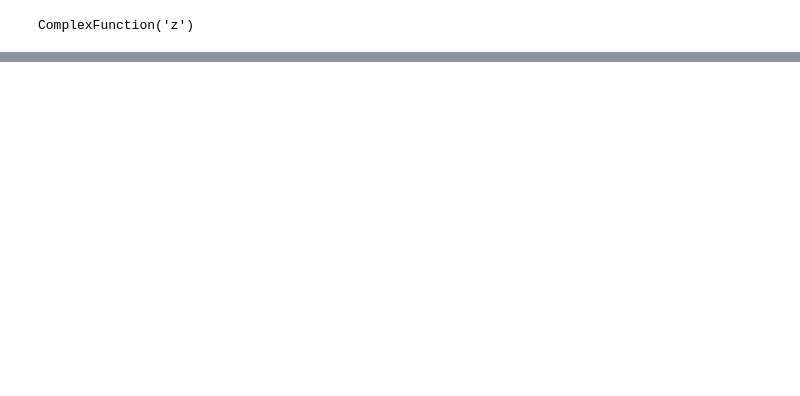
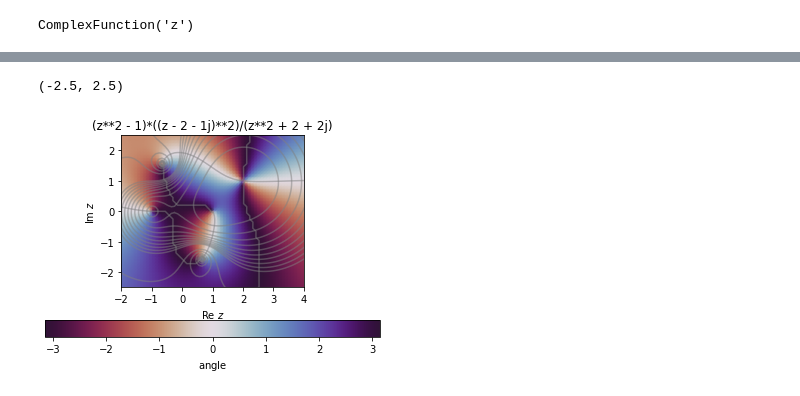
Before and after one commit to Ezra/domain-coloring, a Jupyter notebook: domain-coloring.ipynb, the cells around one changed output, grey strips where cells are left out. Cells and saved outputs as stored; diff of their text form; code cells hidden in the pictures; blank space fills up the shorter version.

```diff
--- a/domain-coloring.ipynb
+++ b/domain-coloring.ipynb
@@ -9,7 +8,8 @@ import numpy
 from numpy import e, pi
 # %%
 # set up some basic data to run on
-re,im = numpy.mgrid[-2:2:100j, -2:2:100j]
+bounds = 5
+re,im = numpy.mgrid[-bounds:bounds:100j, -bounds:bounds:100j]
 z = re + 1j*im
 theta = numpy.angle(z)
 r = numpy.abs(z)
@@ -126,0 +143,14 @@ compare_funcs(
+# %%
+# page example from https://en.m.wikipedia.org/wiki/Domain_coloring
+fig = compare_funcs(
+    ComplexFunction(
+        '(z**2 - 1)*((z - 2 - 1j)**2)/(z**2 + 2 + 2j)',
+        ((z**2 - 1)*((z - 2 - 1j)**2)/(z**2 + 2 + 2j)),
+    )
+)
+axes = fig.get_axes()[0]
+axes.set_xlim(-2, 4)
+axes.set_ylim(-2.5, 2.5)
+# %% [output]
+(-2.5, 2.5)
+[figure, added]
```
Also changed, not shown: parts of 9 cells of this notebook.
